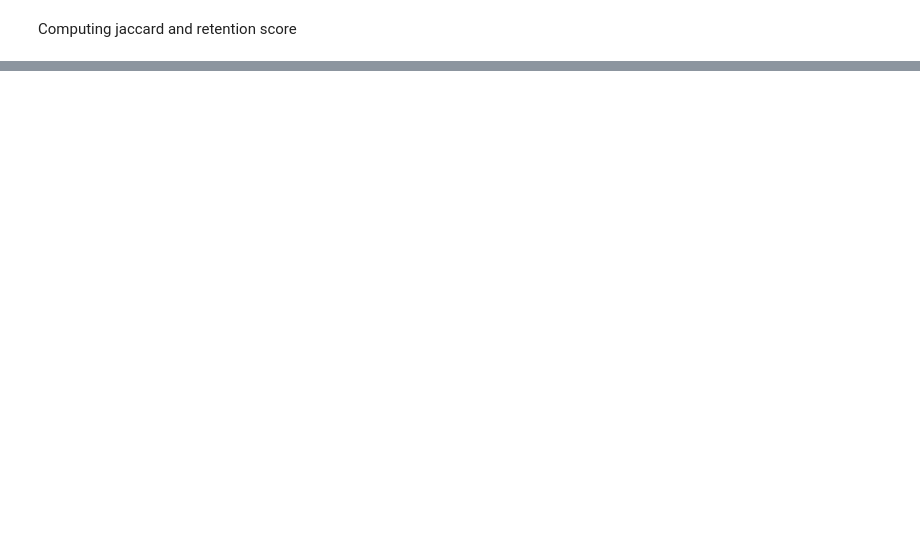
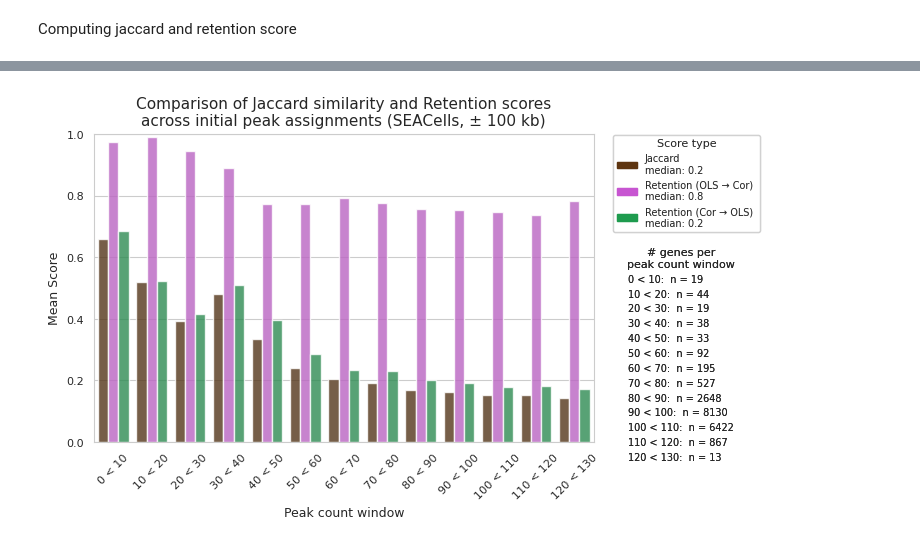
Before and after one commit to smin07/BA, a Jupyter notebook: notebooks/100kb_results_ols_vs_cor_sc.ipynb, the cells around one changed output, grey strips where cells are left out. Drawn from its saved outputs; the diff is of its cells as text; code cells hidden in the pictures; blank space fills up the shorter version.

```diff
--- a/notebooks/100kb_results_ols_vs_cor_sc.ipynb
+++ b/notebooks/100kb_results_ols_vs_cor_sc.ipynb
@@ -722,0 +1307,86 @@ Computing jaccard and retention score
+# %%
+#barplot of the scores from all_scores_long_df, with x-axis = w1, y-axis = score_value, hue = score_type in one plot
+import seaborn as sns
+import matplotlib.pyplot as plt
+import matplotlib.patches as mpatches
+import numpy as np
+
+# --- counts per diagonal window ---
+jaccard_counts = jaccard_long.pivot_table(
+    index="w1", columns="w2", values="jaccard", aggfunc="count"
+).reindex(index=window_labels, columns=window_labels)
+method_colors = {
+    "jaccard": "#5e3510",
+    "retention_oc": "#c755d1",
+    "retention_co": "#1e9b4e"
+}
+
+fig, ax = plt.subplots(figsize=(9, 4))
+sns.set_style("whitegrid")
+median_scores = all_scores_long_df.groupby(["w1", "score_type"])["score_value"].median().reset_index()
+sns.barplot(
+    data=all_scores_long_df,
+    x="w1", y="score_value",
+    hue="score_type",
+    palette=method_colors,
+    dodge=True, alpha=0.8,
+    errorbar=None,
+    order=window_labels,
+    ax=ax,
+)
+# 1. Remove seaborn's legend first
+ax.get_legend().remove()
+
+# --- score type legend ---
+score_handles = [
+    mpatches.Patch(color=method_colors["jaccard"],      label=f"Jaccard \nmedian: {median_scores[median_scores['score_type'] == 'jaccard']['score_value'].median():.1f} "),
+    mpatches.Patch(color=method_colors["retention_oc"], label=f"Retention (OLS → Cor) \nmedian: {median_scores[median_scores['score_type'] == 'retention_oc']['score_value'].median():.1f}"),
+    mpatches.Patch(color=method_colors["retention_co"], label=f"Retention (Cor → OLS) \nmedian: {median_scores[median_scores['score_type'] == 'retention_co']['score_value'].median():.1f}"),
+]
+score_legend = fig.legend(
+    handles=score_handles,
+    title="Score type",
+    loc="upper right",
+    bbox_to_anchor=(0.87, 0.89),
+    fontsize=7, title_fontsize=8,
+    frameon=True,
+)
+score_legend.get_title().set_ha("center")
+ax.add_artist(score_legend)
+
+# --- gene count legend ---
+gene_elements = []
+for w in window_labels:
+    n = jaccard_counts.loc[w, w] if w in jaccard_counts.index and w in jaccard_counts.columns else 0
+    n = 0 if (isinstance(n, float) and np.isnan(n)) else int(n)
+    gene_elements.append(
+        mpatches.Patch(color="none", label=f"{w}:  n = {n}")
+    )
+
+gene_legend = ax.legend(
+    handles=gene_elements,
+    title="# genes per\npeak count window",
+    loc="upper right",
+    bbox_to_anchor=(1.3, 0.66),  # below score legend
+    fontsize=7, title_fontsize=8,
+    frameon=False,
+    handlelength=0,
+    handleheight=0,
+    handletextpad=0,
+)
+gene_legend.get_title().set_ha("center")
+ax.add_artist(gene_legend)
+
+ax.set_xlabel("Peak count window", fontsize=9, fontweight="roman")
+ax.set_ylabel("Mean Score", fontsize=9, fontweight="roman")
+ax.set_title(
+    "Comparison of Jaccard similarity and Retention scores\nacross initial peak assignments (SEACells, ± 100 kb)",
+    fontsize=11, fontweight="roman"
+)
+ax.tick_params(axis="x", rotation=45, labelsize=8)
+ax.tick_params(axis="y", labelsize=8)
+plt.ylim(0, 1.0)
+plt.subplots_adjust(right=0.68)  # make room on the right for both legends
+plt.show()
+# %% [output]
+[figure, added]
```
Also changed, not shown: parts of 57 cells of this notebook, 5 other files.
